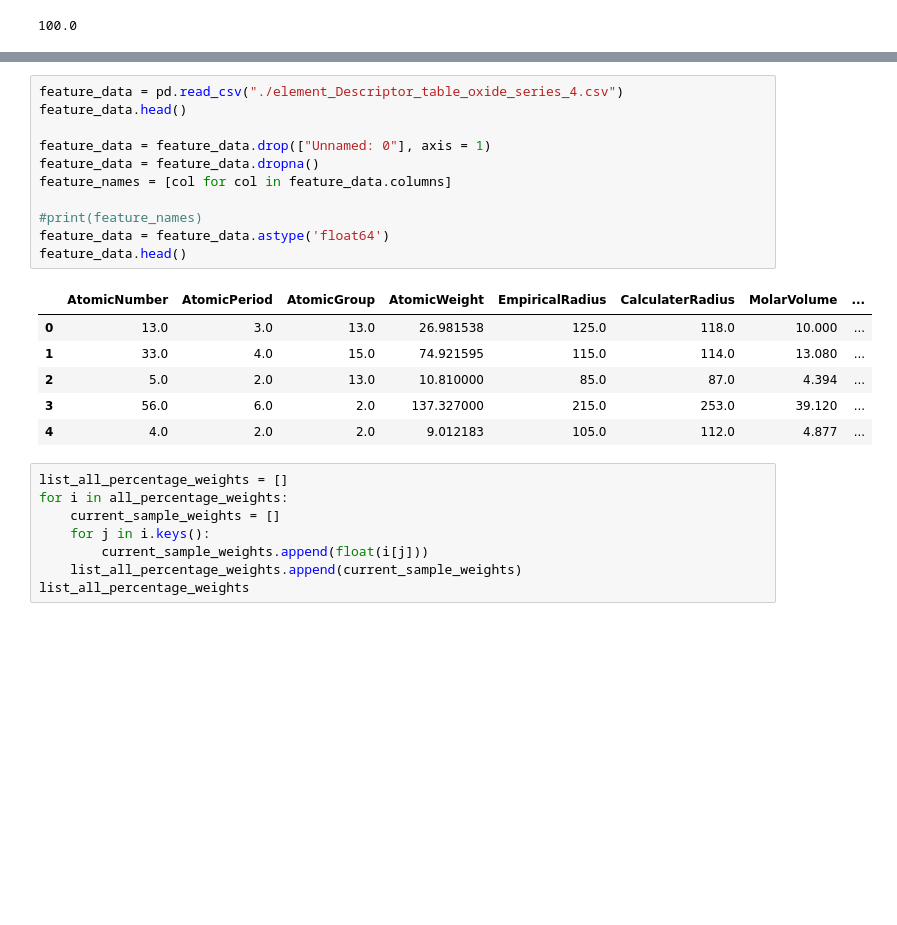
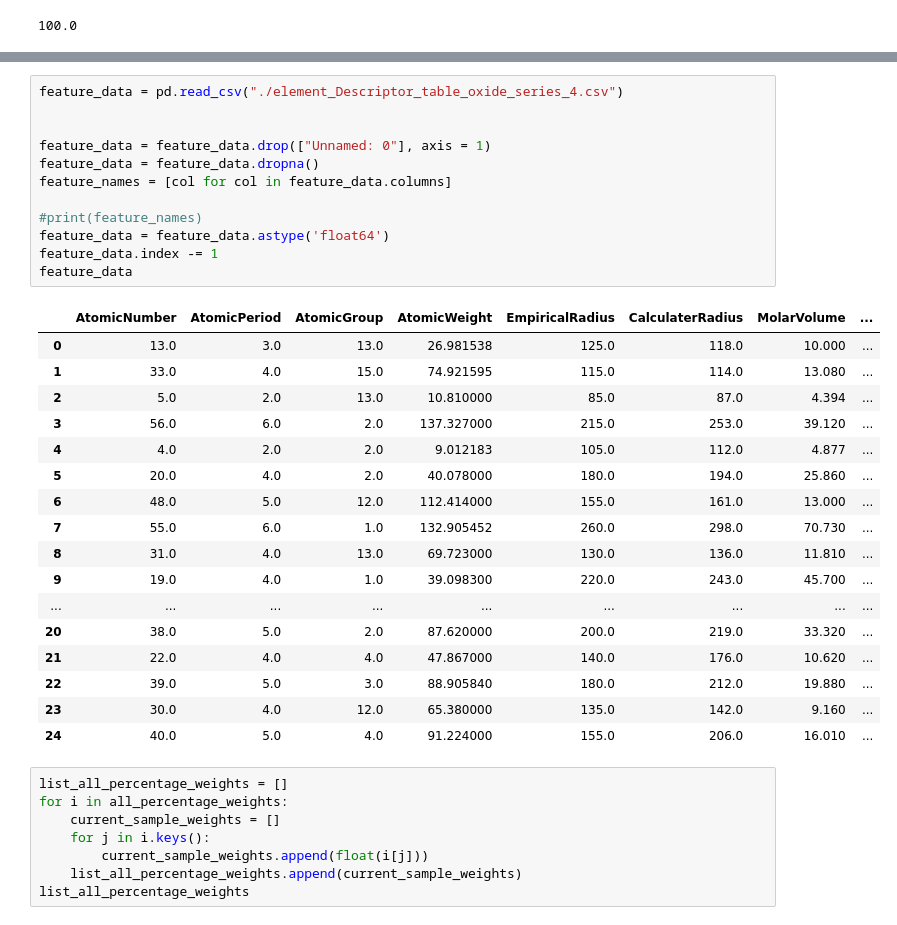
Before and after one commit to zachang890/ML_Research---Glass, a Jupyter notebook: feature_selection_atomic.ipynb, the cells around one changed output, grey strips where cells are left out. Saved outputs shown, nothing was run; the diff lists cells and outputs as text; blank space fills up the shorter version.

```diff
--- a/feature_selection_atomic.ipynb
+++ b/feature_selection_atomic.ipynb
@@ -147,22 +147,34 @@ all_percentage_weights
               ('Mg',
 # %%
 feature_data = pd.read_csv("./element_Descriptor_table_oxide_series_4.csv")
-feature_data.head()
+
 
 feature_data = feature_data.drop(["Unnamed: 0"], axis = 1)
 feature_data = feature_data.dropna()
 feature_names = [col for col in feature_data.columns]
 
 #print(feature_names)
 feature_data = feature_data.astype('float64')
-feature_data.head()
+feature_data.index -= 1
+feature_data
 # %% [output]
 |  | AtomicNumber | AtomicPeriod | AtomicGroup | AtomicWeight | EmpiricalRadius | CalculaterRadius | MolarVolume | ... |
 | 0 | 13.0 | 3.0 | 13.0 | 26.981538 | 125.0 | 118.0 | 10.000 | ... |
 | 1 | 33.0 | 4.0 | 15.0 | 74.921595 | 115.0 | 114.0 | 13.080 | ... |
 | 2 | 5.0 | 2.0 | 13.0 | 10.810000 | 85.0 | 87.0 | 4.394 | ... |
 | 3 | 56.0 | 6.0 | 2.0 | 137.327000 | 215.0 | 253.0 | 39.120 | ... |
 | 4 | 4.0 | 2.0 | 2.0 | 9.012183 | 105.0 | 112.0 | 4.877 | ... |
+| 5 | 20.0 | 4.0 | 2.0 | 40.078000 | 180.0 | 194.0 | 25.860 | ... |
+| 6 | 48.0 | 5.0 | 12.0 | 112.414000 | 155.0 | 161.0 | 13.000 | ... |
+| 7 | 55.0 | 6.0 | 1.0 | 132.905452 | 260.0 | 298.0 | 70.730 | ... |
+| 8 | 31.0 | 4.0 | 13.0 | 69.723000 | 130.0 | 136.0 | 11.810 | ... |
+| 9 | 19.0 | 4.0 | 1.0 | 39.098300 | 220.0 | 243.0 | 45.700 | ... |
+| ... | ... | ... | ... | ... | ... | ... | ... | ... |
+| 20 | 38.0 | 5.0 | 2.0 | 87.620000 | 200.0 | 219.0 | 33.320 | ... |
+| 21 | 22.0 | 4.0 | 4.0 | 47.867000 | 140.0 | 176.0 | 10.620 | ... |
+| 22 | 39.0 | 5.0 | 3.0 | 88.905840 | 180.0 | 212.0 | 19.880 | ... |
+| 23 | 30.0 | 4.0 | 12.0 | 65.380000 | 135.0 | 142.0 | 9.160 | ... |
+| 24 | 40.0 | 5.0 | 4.0 | 91.224000 | 155.0 | 206.0 | 16.010 | ... |
 # %%
 list_all_percentage_weights = []
 for i in all_percentage_weights:
```
Also changed, not shown: parts of 11 cells of this notebook, 6 other files.
